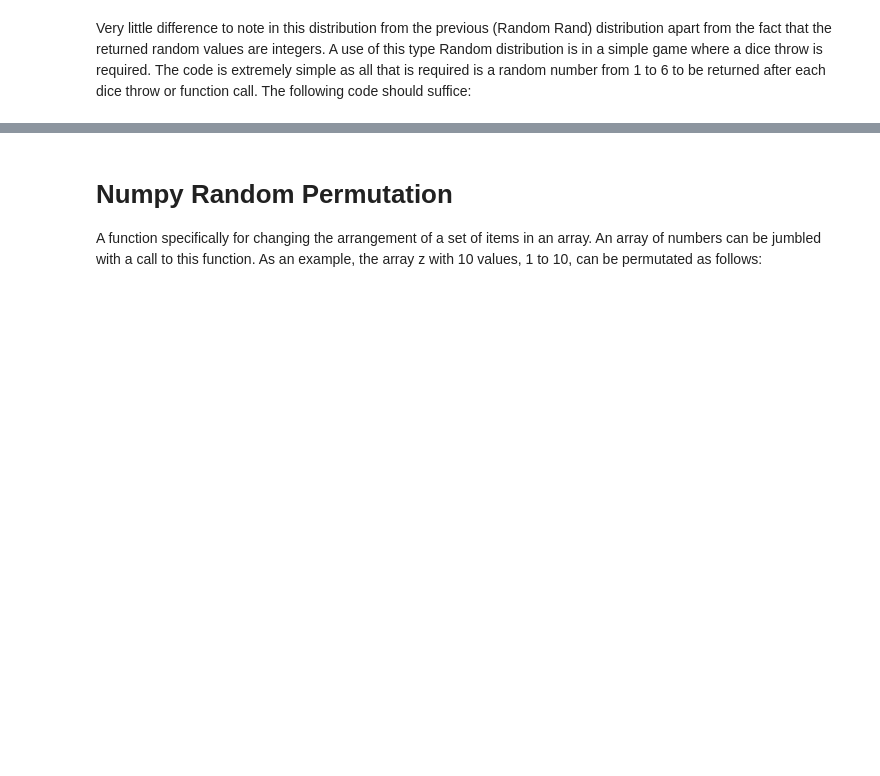
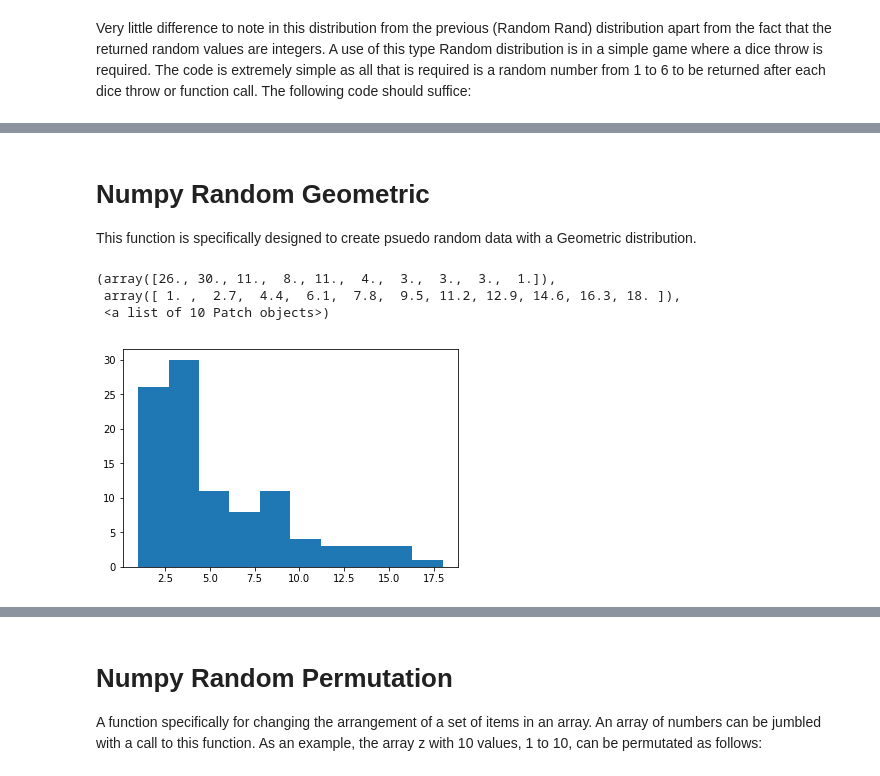
Before and after one commit to taking1fortheteam/Numpy-random, a Jupyter notebook: Numpy-random.ipynb, the cells around one changed output, grey strips where cells are left out. Cells and saved outputs as stored; diff of their text form; code cells hidden in the pictures; blank space fills up the shorter version.

Commit message:
Added 3 X more functions with various distributions etc. Need to comment and complete these functions and distributions.

```diff
--- a/Numpy-random.ipynb
+++ b/Numpy-random.ipynb
@@ -114,0 +116,11 @@ array([4])
+# %% [markdown]
+# Numpy Random Geometric
+This function is specifically designed to create psuedo random data with a Geometric distribution.
+# %%
+z = np.random.geometric(p=0.2, size=100)
+plt.hist(z)
+# %% [output]
+(array([26., 30., 11.,  8., 11.,  4.,  3.,  3.,  3.,  1.]),
+ array([ 1. ,  2.7,  4.4,  6.1,  7.8,  9.5, 11.2, 12.9, 14.6, 16.3, 18. ]),
+ <a list of 10 Patch objects>)
+[figure, added]
```
Also changed, not shown: parts of 13 cells of this notebook.
